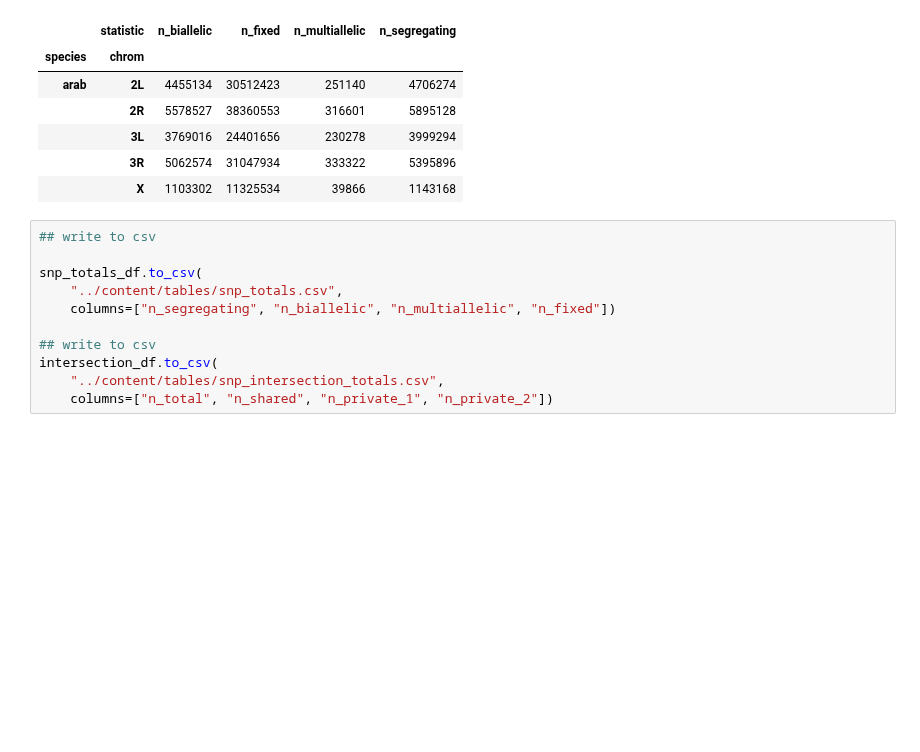
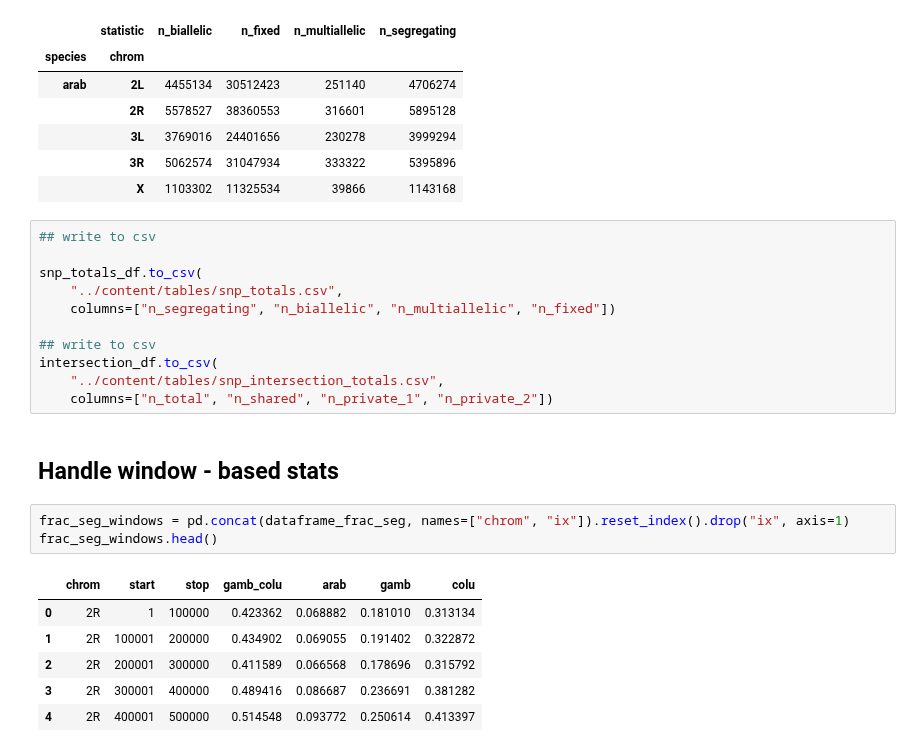
Before and after one commit to malariagen/ag1000g-phase3-data-paper, a Jupyter notebook: notebooks/report_snp_discovery_summary.ipynb, the cells around one changed output. Drawn from its saved outputs; the diff is of its cells as text; blank space fills up the shorter version.

Commit message:
Add windowed analyses
- better handling of compute()
- include frac non seg and frac non ref in GW windows

TODO add plots in other notebook

```diff
--- a/notebooks/report_snp_discovery_summary.ipynb
+++ b/notebooks/report_snp_discovery_summary.ipynb
@@ -305,3 +322,15 @@ snp_totals_df.to_csv(
 intersection_df.to_csv(
     "../content/tables/snp_intersection_totals.csv",
     columns=["n_total", "n_shared", "n_private_1", "n_private_2"])
+# %% [markdown]
+## Handle window - based stats
+# %%
+frac_seg_windows = pd.concat(dataframe_frac_seg, names=["chrom", "ix"]).reset_index().drop("ix", axis=1)
+frac_seg_windows.head()
+# %% [output]
+|  | chrom | start | stop | gamb_colu | arab | gamb | colu |
+| 0 | 2R | 1 | 100000 | 0.423362 | 0.068882 | 0.181010 | 0.313134 |
+| 1 | 2R | 100001 | 200000 | 0.434902 | 0.069055 | 0.191402 | 0.322872 |
+| 2 | 2R | 200001 | 300000 | 0.411589 | 0.066568 | 0.178696 | 0.315792 |
+| 3 | 2R | 300001 | 400000 | 0.489416 | 0.086687 | 0.236691 | 0.381282 |
+| 4 | 2R | 400001 | 500000 | 0.514548 | 0.093772 | 0.250614 | 0.413397 |
```
Also changed, not shown: parts of 10 cells of this notebook.
